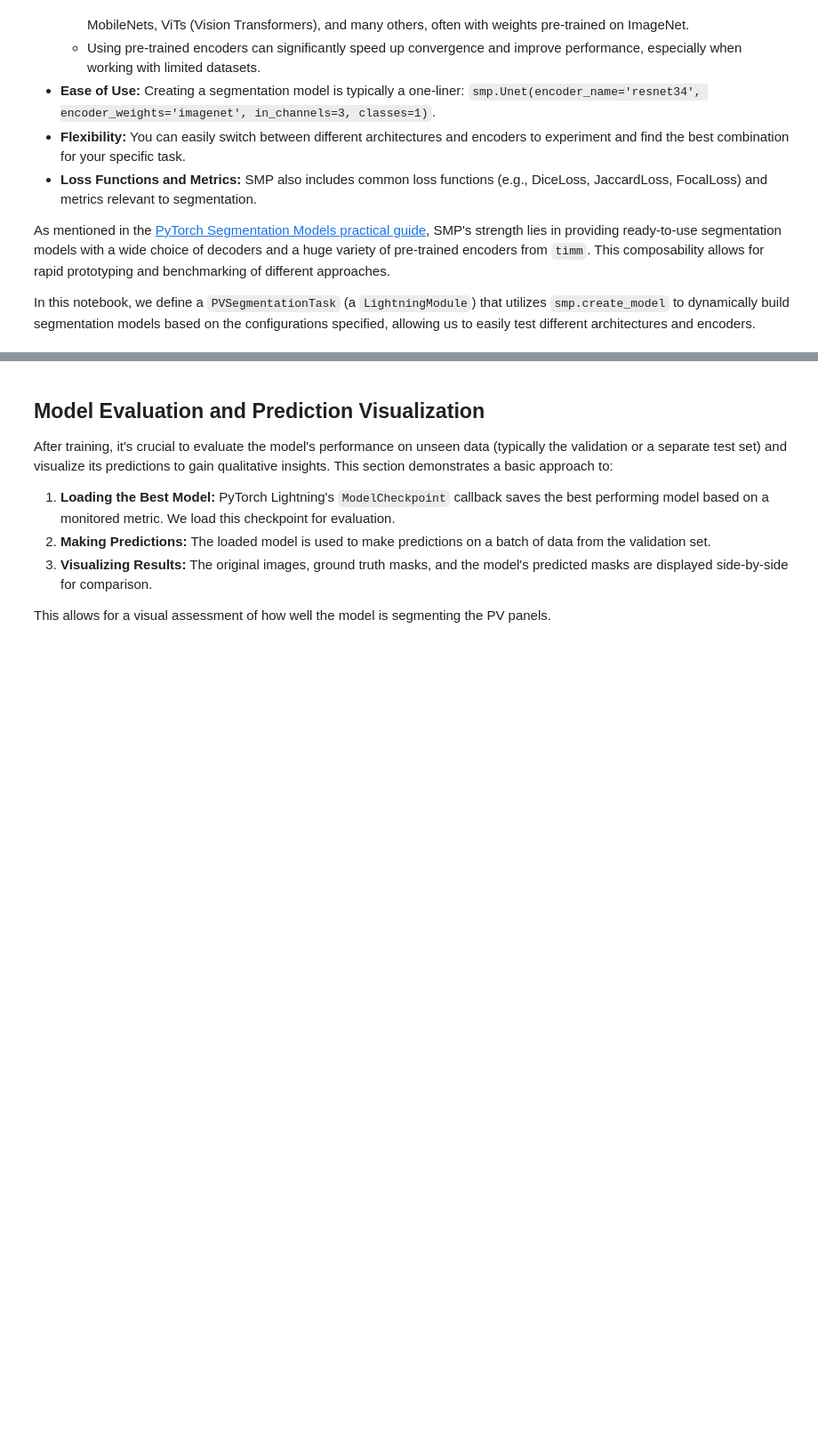
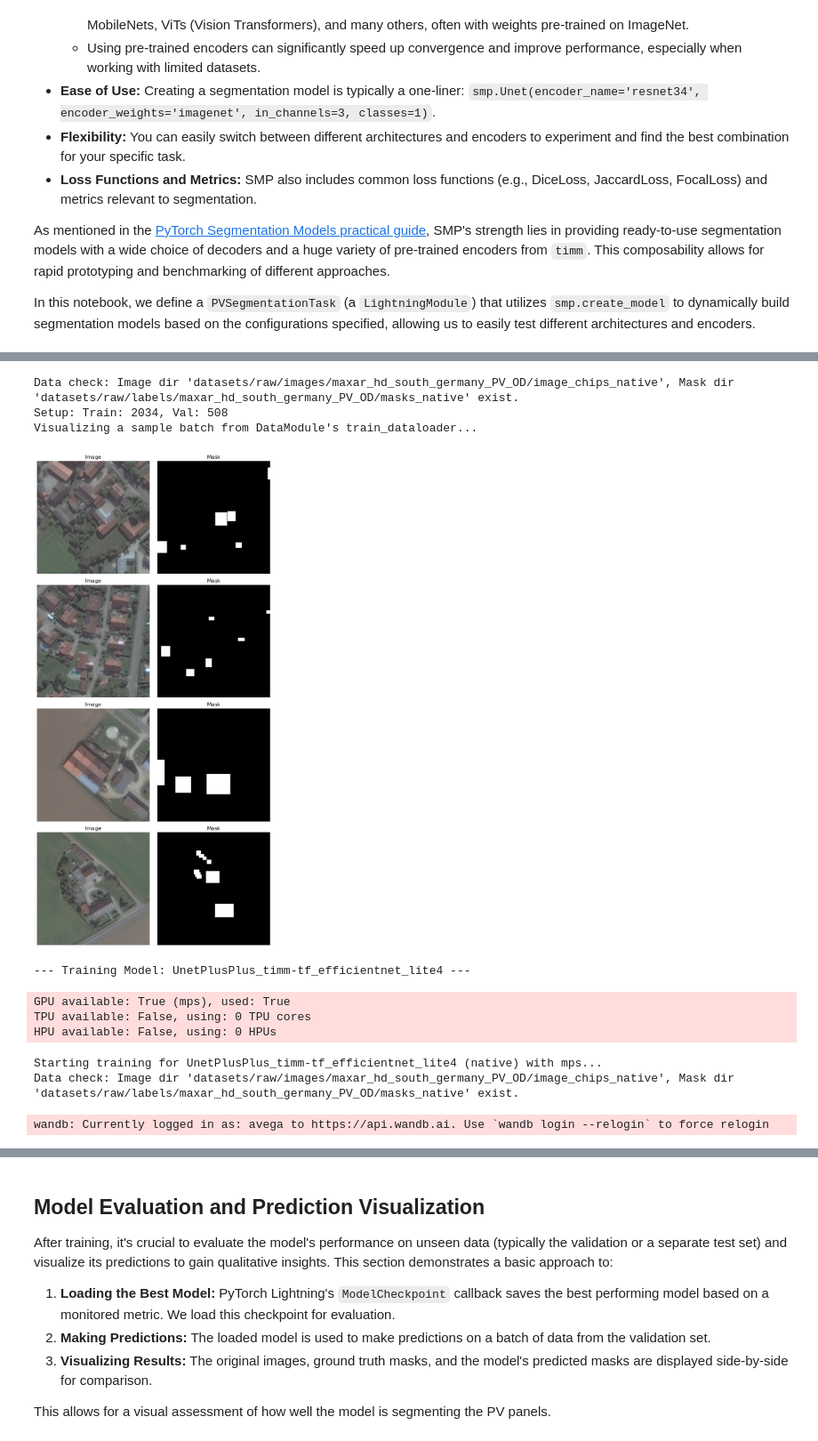
Before and after one commit to avega17/CCOM_MS_Coursework, a Jupyter notebook: pv_segm_smp_baselines.ipynb, the cells around one changed output, grey strips where cells are left out. Shown at 89% size. Cells and saved outputs as stored; diff of their text form; code cells hidden in the pictures; blank space fills up the shorter version.

Commit message:
working version of training loop and wandb; added several figures for narrative

```diff
--- a/pv_segm_smp_baselines.ipynb
+++ b/pv_segm_smp_baselines.ipynb
@@ -581,13 +638,15 @@ Training is typically started with a single line: `trainer.fit(model, datamodule
 
 PyTorch Lightning's `Trainer` abstracts away the complexities of the training loop, allowing you to focus on the core components of your deep learning model and experiment more rapidly.
 # %%
-import traceback
+# %% --- 5. Training Execution ---
+wandb.init(project=WANDB_PROJECT_NAME, name=f"baseline-{SELECTED_RESOLUTION_TYPE}-{time.strftime('%Y%m%d-%H%M%S')}")
+%%wandb
 
-# %% --- 5. Training Execution ---
+%%
 data_module = PVSegmentationDataModule(
-    image_dir=str(IMAGE_PATCH_DIR), mask_dir=str(MASK_DIR),
-    batch_size=BATCH_SIZE, num_workers=NUM_WORKERS,
-    val_split_ratio=VAL_SPLIT_RATIO, patch_size=PATCH_SIZE_PIXELS, in_channels=IN_CHANNELS
+    image_dir=input_chips_dir, mask_dir=output_masks_dir,
+    batch_size=BATCH_SIZE, num_workers=NUM_WORKERS, # Set to 1 while testing if image matches label during sanity check
+    val_split_ratio=VAL_SPLIT_RATIO, patch_size_pixels_dm=PATCH_SIZE_PIXELS, in_channels_dm=IN_CHANNELS
 )
 try:
     data_module.prepare_data()
@@ -613,49 +672,79 @@ try:
 
                 mask = masks_np[i].squeeze()
                 axes[i, 0].imshow(img, cmap='gray' if img.ndim==2 else None); axes[i, 0].set_title("Image"); axes[i, 0].axis('off')
                 axes[i, 1].imshow(mask, cmap='gray'); axes[i, 1].set_title("Mask"); axes[i, 1].axis('off')
             plt.tight_layout(); plt.show()
         show_dm_batch(images, masks, mean_val=data_module.imagenet_mean, std_val=data_module.imagenet_std)
     else:
         print("Train dataloader from DataModule is empty or not available.")
         data_module = None # Prevent training if data is not loaded
 
 except Exception as e:
     print(f"Error setting up DataModule or visualizing batch: {e}")
     data_module = None
 
-if data_module:
+if data_module.train_dataloader() and (data_module.val_dataloader() or VAL_SPLIT_RATIO == 0):
     for config_name, params in MODEL_CONFIGURATIONS.items():
         print(f"\n--- Training Model: {config_name} ---")
         lightning_model = PVSegmentationTask(
             model_arch=params['arch'], encoder_name=params['encoder'], encoder_weights=ENCODER_WEIGHTS,
             in_channels=IN_CHANNELS, num_classes=NUM_CLASSES, activation=TARGET_ACTIVATION,
-            learning_rate=LEARNING_RATE
+            learning_rate=LEARNING_RATE)
+        log_version = f"{SELECTED_RESOLUTION_TYPE}_{time.strftime('%Y%m%d-%H%M%S')}"
+        tb_logger = TensorBoardLogger("tb_logs", name=config_name, version=log_version)
+        # wandb.ai logger - ensure you have wandb installed (pip install wandb)
+        # and WANDB_API_KEY environment variable set.
+        # WANDB_PROJECT_NAME should be set in your .env or above.
+        wandb_logger = WandbLogger(
+            name=f"{config_name}-{log_version}", # Run name in W&B
+            project=WANDB_PROJECT_NAME,
+            # entity=WANDB_ENTITY, # Optional: your W&B team/entity
+            log_model="all" # Log model checkpoints to W&B: True, "all", or False
         )
-        tb_logger = TensorBoardLogger("tb_logs", name=config_name)
-        csv_logger = CSVLogger("csv_logs", name=config_name)
+        checkpoint_dir = CHECKPOINT_DIR / config_name / SELECTED_RESOLUTION_TYPE
         checkpoint_cb = pl.callbacks.ModelCheckpoint(
-            dirpath=f"checkpoints/{config_name}", filename="{epoch}-{val_iou:.4f}",
-            monitor="val_iou", mode="max", save_top_k=1,
+            dirpath=checkpoint_dir,
+            filename="{epoch}-{val_iou:.4f}", monitor="val_iou", mode="max", save_top_k=1
         )
         lr_monitor_cb = pl.callbacks.LearningRateMonitor(logging_interval='epoch')
-        early_stop_cb = pl.callbacks.EarlyStopping(monitor="val_iou", patience=5, verbose=True, mode="max")
+        early_stop_cb = pl.callbacks.EarlyStopping(monitor="val_iou", patience=10, mode="max") # Increased patience
 
-        trainer = pl.Trainer(
-            accelerator=ACCELERATOR, devices=DEVICES, max_epochs=NUM_EPOCHS,
-            logger=[tb_logger, csv_logger], callbacks=[checkpoint_cb, lr_monitor_cb, early_stop_cb],
-            precision=PRECISION_TRAINER,
-            # strategy="ddp_find_unused_parameters_true" if ACCELERATOR=="gpu" and DEVICES > 1 else "auto"
-        )
+        trainer_kwargs = {"accelerator": ACCELERATOR, "devices": DEVICES, "max_epochs": NUM_EPOCHS,
+                          "logger": [tb_logger, wandb_logger], # Use WandbLogger
+                          "callbacks": [checkpoint_cb, lr_monitor_cb, early_stop_cb],
+                          "precision": PRECISION_TRAINER}
+
+        trainer = pl.Trainer(**trainer_kwargs)
+        # if USE_TORCH_COMPILE:
+        #     import torch._dynamo
+        #     torch._dynamo.config.suppress_errors = True
+        #     compile_mode = USE_TORCH_COMPILE if isinstance(USE_TORCH_COMPILE, str) else True
+        #     lightning_model = torch.compile(lightning_model)
+        #     print(f"PyTorch 2.0 compilation enabled with mode: {compile_mode}")
         try:
-            print(f"Starting training for {config_name} with {ACCELERATOR}...")
+            print(f"Starting training for {config_name} ({SELECTED_RESOLUTION_TYPE}) with {ACCELERATOR}...")
             trainer.fit(lightning_model, datamodule=data_module)
-            print(f"Training finished for {config_name}.")
-            if checkpoint_cb.best_model_path:
-                print(f"Best model for {config_name} saved at: {checkpoint_cb.best_model_path}")
+            print(f"Training finished for {config_name} ({SELECTED_RESOLUTION_TYPE}).")
+            if checkpoint_cb.best_model_path: print(f"Best model saved at: {checkpoint_cb.best_model_path}")
+            wandb_logger.experiment.finish() # Finish W&B run
+            print(f"Wandb run finished for {config_name} ({SELECTED_RESOLUTION_TYPE}).")
+            # Optionally, save the model checkpoint to a specific directory
         except Exception as e:
-            print(f"Error during training of {config_name}: {e}")
+            print(f"Error training {config_name}: {e}")
             traceback.print_exc()
+            if wandb_logger.experiment: wandb_logger.experiment.finish(exit_code=1) # Finish run with error
             continue
 else:
-    print("DataModule not initialized. Skipping training.")
+    print("DataLoaders not available. Skipping training. Check DataModule setup and data paths.")
+# %% [output]
+Data check: Image dir 'datasets/raw/images/maxar_hd_south_germany_PV_OD/image_chips_native', Mask dir 'datasets/raw/labels/maxar_hd_south_germany_PV_OD/masks_native' exist.
+Setup: Train: 2034, Val: 508
+Visualizing a sample batch from DataModule's train_dataloader...
+[figure, added]
+--- Training Model: UnetPlusPlus_timm-tf_efficientnet_lite4 ---
+GPU available: True (mps), used: True
+TPU available: False, using: 0 TPU cores
+HPU available: False, using: 0 HPUs
+Starting training for UnetPlusPlus_timm-tf_efficientnet_lite4 (native) with mps...
+Data check: Image dir 'datasets/raw/images/maxar_hd_south_germany_PV_OD/image_chips_native', Mask dir 'datasets/raw/labels/maxar_hd_south_germany_PV_OD/masks_native' exist.
+wandb: Currently logged in as: avega to https://api.wandb.ai. Use `wandb login --relogin` to force relogin
```
Also changed, not shown: parts of 34 cells of this notebook, 7 other files.
